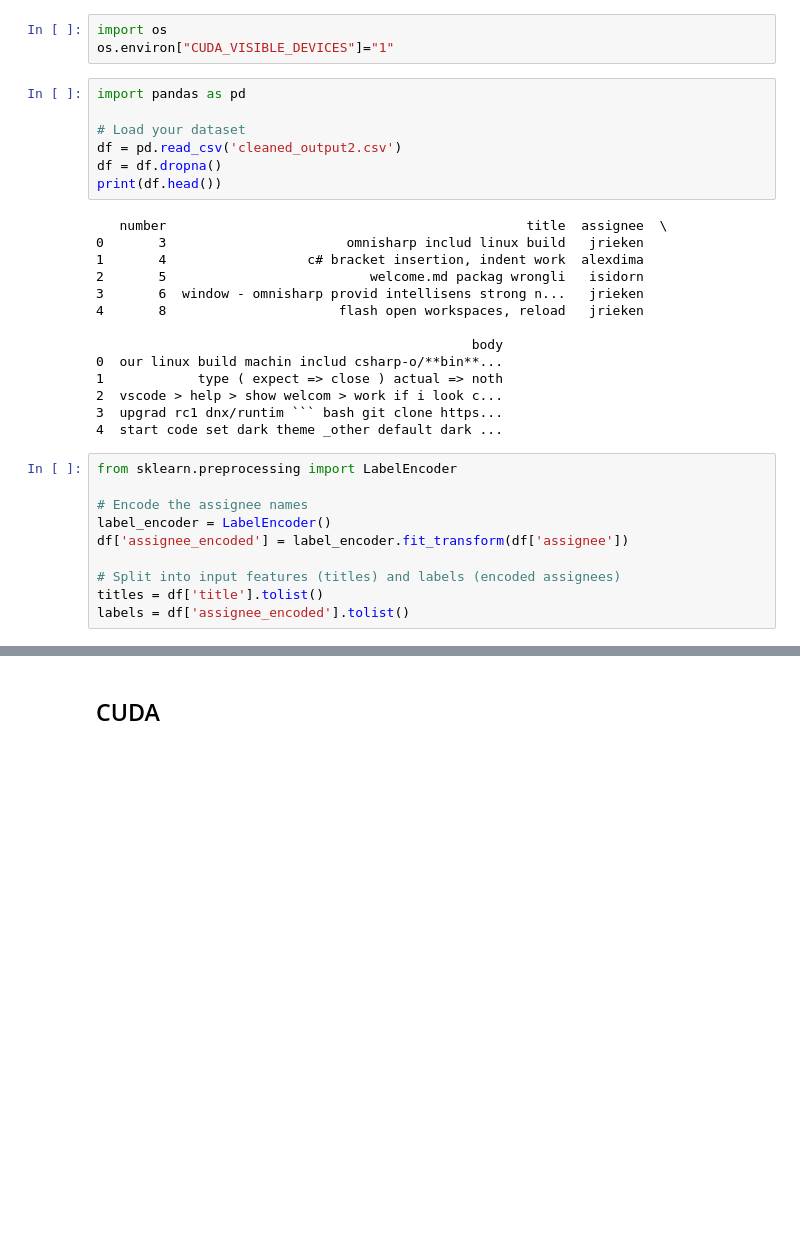
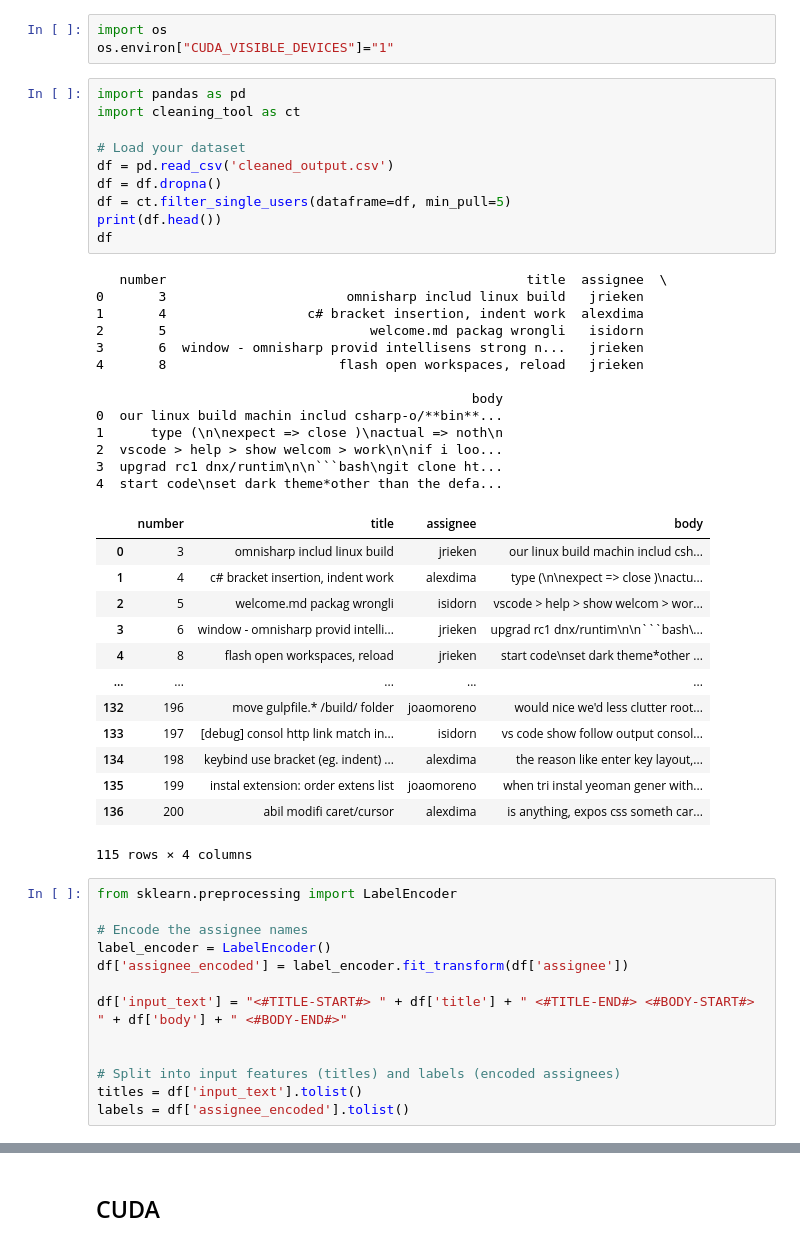
Before and after one commit to alessiogiovagnini/bug-triaging, a Jupyter notebook: testTraining.ipynb, the cells around one changed output, grey strips where cells are left out. Saved outputs shown, nothing was run; the diff lists cells and outputs as text; blank space fills up the shorter version.

Commit message:
edited training; to take title and body as input; to output more than one assignee

````diff
--- a/testTraining.ipynb
+++ b/testTraining.ipynb
@@ -23,25 +24,41 @@ import os
 os.environ["CUDA_VISIBLE_DEVICES"]="1"
 # %%
 import pandas as pd
+import cleaning_tool as ct
 
 # Load your dataset
-df = pd.read_csv('cleaned_output2.csv')
+df = pd.read_csv('cleaned_output.csv')
 df = df.dropna()
+df = ct.filter_single_users(dataframe=df, min_pull=5)
 print(df.head())
+df
 # %% [output]
    number                                              title  assignee  \
 0       3                       omnisharp includ linux build   jrieken
 1       4                  c# bracket insertion, indent work  alexdima
 2       5                          welcome.md packag wrongli   isidorn
 3       6  window - omnisharp provid intellisens strong n...   jrieken
 4       8                      flash open workspaces, reload   jrieken
 
                                                 body
 0  our linux build machin includ csharp-o/**bin**...
-1            type ( expect => close ) actual => noth
-2  vscode > help > show welcom > work if i look c...
-3  upgrad rc1 dnx/runtim ``` bash git clone https...
-4  start code set dark theme _other default dark ...
+1      type (\n\nexpect => close )\nactual => noth\n
+2  vscode > help > show welcom > work\n\nif i loo...
+3  upgrad rc1 dnx/runtim\n\n```bash\ngit clone ht...
+4  start code\nset dark theme*other than the defa...
+|  | number | title | assignee | body |
+| 0 | 3 | omnisharp includ linux build | jrieken | our linux build machin includ csh... |
+| 1 | 4 | c# bracket insertion, indent work | alexdima | type (\n\nexpect => close )\nactu... |
+| 2 | 5 | welcome.md packag wrongli | isidorn | vscode > help > show welcom > wor... |
+| 3 | 6 | window - omnisharp provid intelli... | jrieken | upgrad rc1 dnx/runtim\n\n```bash\... |
+| 4 | 8 | flash open workspaces, reload | jrieken | start code\nset dark theme*other ... |
+| ... | ... | ... | ... | ... |
+| 132 | 196 | move gulpfile.* /build/ folder | joaomoreno | would nice we'd less clutter root... |
+| 133 | 197 | [debug] consol http link match in... | isidorn | vs code show follow output consol... |
+| 134 | 198 | keybind use bracket (eg. indent) ... | alexdima | the reason like enter key layout,... |
+| 135 | 199 | instal extension: order extens list | joaomoreno | when tri instal yeoman gener with... |
+| 136 | 200 | abil modifi caret/cursor | alexdima | is anything, expos css someth car... |
+115 rows × 4 columns
 # %%
 from sklearn.preprocessing import LabelEncoder
 
@@ -49,8 +66,11 @@ from sklearn.preprocessing import LabelEncoder
 label_encoder = LabelEncoder()
 df['assignee_encoded'] = label_encoder.fit_transform(df['assignee'])
 
+df['input_text'] = "<#TITLE-START#> " + df['title'] + " <#TITLE-END#> <#BODY-START#> " + df['body'] + " <#BODY-END#>"
+
+
 # Split into input features (titles) and labels (encoded assignees)
-titles = df['title'].tolist()
+titles = df['input_text'].tolist()
 labels = df['assignee_encoded'].tolist()
 # %%
 titles
````
Also changed, not shown: parts of 8 cells of this notebook.
